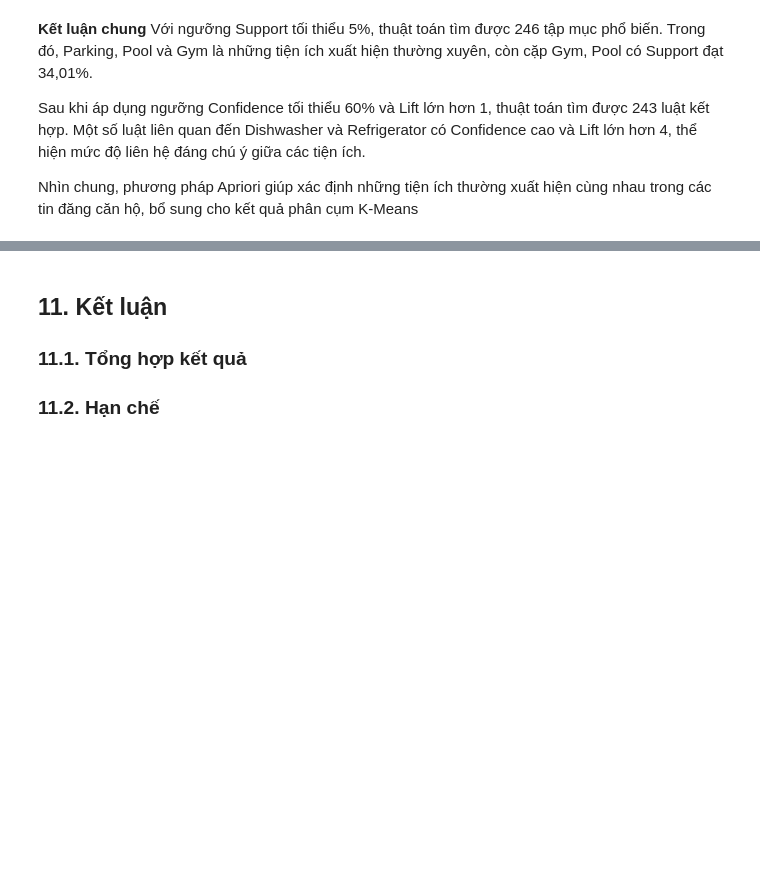
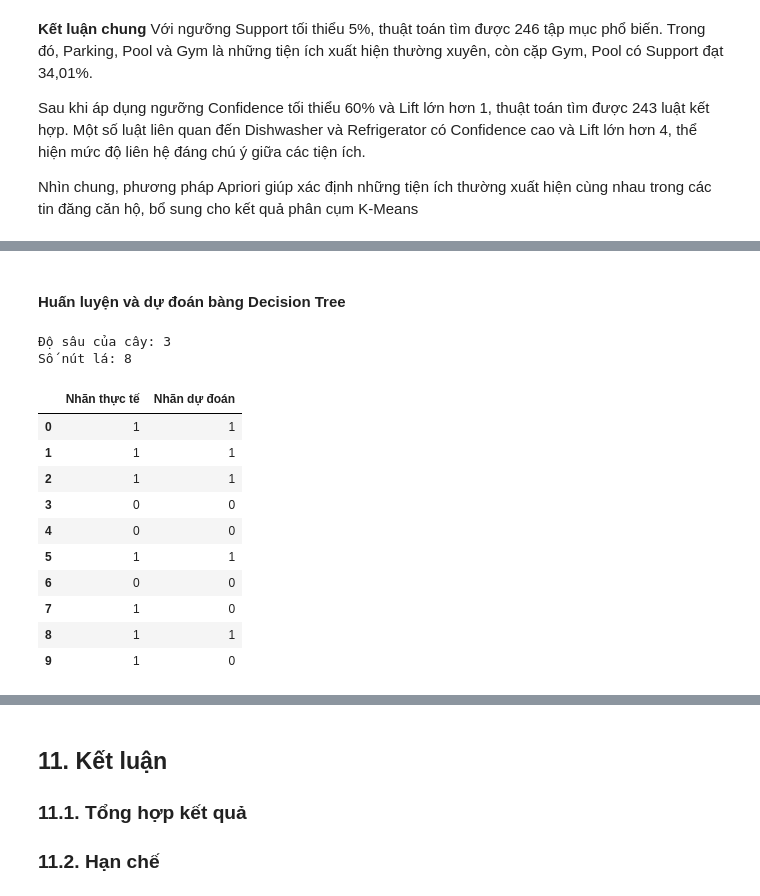
Before and after one commit to 1amBlake/apartment-rental-analysis-iuh, a Jupyter notebook: notebooks/apartment_retal_analysis.ipynb, the cells around one changed output, grey strips where cells are left out. Cells and saved outputs as stored; diff of their text form; code cells hidden in the pictures; blank space fills up the shorter version.

```diff
--- a/notebooks/apartment_retal_analysis.ipynb
+++ b/notebooks/apartment_retal_analysis.ipynb
@@ -2425,0 +2431,40 @@ Nhìn chung, phương pháp Apriori giúp xác định những tiện ích thư
+# %% [markdown]
+#### Huấn luyện và dự đoán bàng Decision Tree
+# %%
+
+from sklearn.tree import DecisionTreeClassifier
+
+model_dt = DecisionTreeClassifier(
+    criterion="gini",
+    max_depth=3,
+    min_samples_leaf=100,
+    random_state=42
+)
+
+model_dt.fit(X_train_log, y_train_log)
+
+y_pred_dt = model_dt.predict(X_test_log)
+
+print("Độ sâu của cây:", model_dt.get_depth())
+print("Số nút lá:", model_dt.get_n_leaves())
+
+df_predictions_dt = pd.DataFrame({
+    "Nhãn thực tế": y_test_log.to_numpy(),
+    "Nhãn dự đoán": y_pred_dt
+})
+
+display(df_predictions_dt.head(10))
+# %% [output]
+Độ sâu của cây: 3
+Số nút lá: 8
+|  | Nhãn thực tế | Nhãn dự đoán |
+| 0 | 1 | 1 |
+| 1 | 1 | 1 |
+| 2 | 1 | 1 |
+| 3 | 0 | 0 |
+| 4 | 0 | 0 |
+| 5 | 1 | 1 |
+| 6 | 0 | 0 |
+| 7 | 1 | 0 |
+| 8 | 1 | 1 |
+| 9 | 1 | 0 |
```
Also changed, not shown: parts of 20 cells of this notebook.
